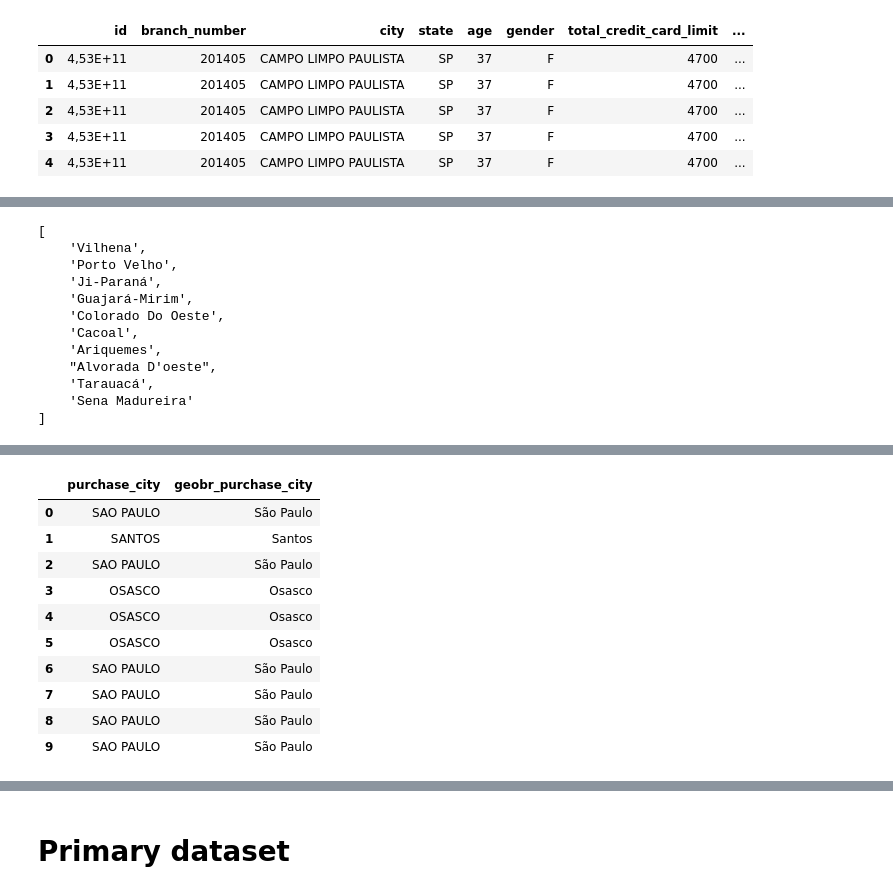
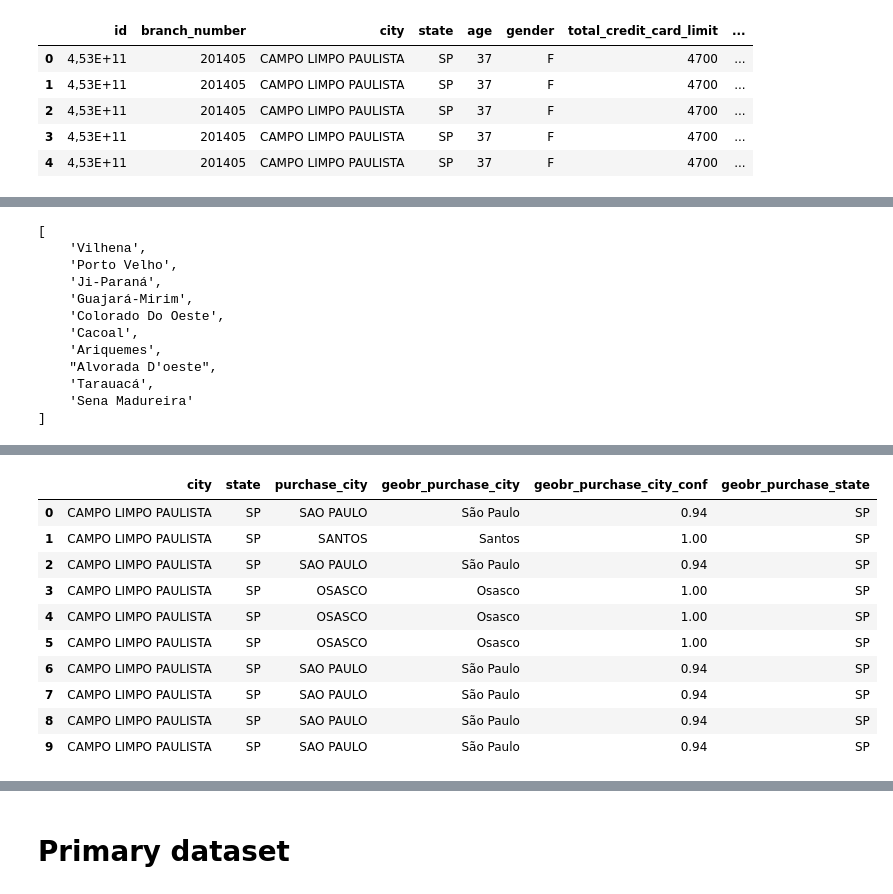
Before and after one commit to xrhd/brazilian-credit-card-spending, a Jupyter notebook: notebooks/01_Explore.ipynb, the cells around one changed output, grey strips where cells are left out. Saved outputs shown, nothing was run; the diff lists cells and outputs as text; code cells hidden in the pictures.

```diff
--- a/notebooks/01_Explore.ipynb
+++ b/notebooks/01_Explore.ipynb
@@ -423,37 +423,43 @@ mib.head()
 # %%
 from thefuzz import process
 
-name_micro = micro_region['name_micro'].values.tolist() + micro_region['name_state'].values.tolist()
+name_micro = micro_region['name_micro'].values.tolist()
 display(name_micro[:10])
 
-mib['geobr_purchase_city'] = mib['purchase_city'].apply(lambda x: process.extractOne(x, name_micro)[0])
-display(mib[['purchase_city', 'geobr_purchase_city']].head(10))
+geobr_purchase_cities = mib['purchase_city'].apply(lambda x: process.extractOne(x, name_micro))
+
+mib['geobr_purchase_city'] = geobr_purchase_cities.apply(lambda x: x[0])
+mib['geobr_purchase_city_conf'] = geobr_purchase_cities.apply(lambda x: x[1]/100)
+
+mib['geobr_purchase_state'] = mib['geobr_purchase_city'].apply(lambda x: micro_region[micro_region['name_micro'] == x]['abbrev_state'].values[0])
+
+display(mib[['city', 'state', 'purchase_city', 'geobr_purchase_city', 'geobr_purchase_city_conf', 'geobr_purchase_state']].head(10))
 # %% [output]
 [interactive output not drawn]
 [
     'Vilhena',
     'Porto Velho',
     'Ji-Paraná',
     'Guajará-Mirim',
     'Colorado Do Oeste',
     'Cacoal',
     'Ariquemes',
     "Alvorada D'oeste",
     'Tarauacá',
     'Sena Madureira'
 ]
 [interactive output not drawn]
-|  | purchase_city | geobr_purchase_city |
-| 0 | SAO PAULO | São Paulo |
-| 1 | SANTOS | Santos |
-| 2 | SAO PAULO | São Paulo |
-| 3 | OSASCO | Osasco |
-| 4 | OSASCO | Osasco |
-| 5 | OSASCO | Osasco |
-| 6 | SAO PAULO | São Paulo |
-| 7 | SAO PAULO | São Paulo |
-| 8 | SAO PAULO | São Paulo |
-| 9 | SAO PAULO | São Paulo |
+|  | city | state | purchase_city | geobr_purchase_city | geobr_purchase_city_conf | geobr_purchase_state |
+| 0 | CAMPO LIMPO PAULISTA | SP | SAO PAULO | São Paulo | 0.94 | SP |
+| 1 | CAMPO LIMPO PAULISTA | SP | SANTOS | Santos | 1.00 | SP |
+| 2 | CAMPO LIMPO PAULISTA | SP | SAO PAULO | São Paulo | 0.94 | SP |
+| 3 | CAMPO LIMPO PAULISTA | SP | OSASCO | Osasco | 1.00 | SP |
+| 4 | CAMPO LIMPO PAULISTA | SP | OSASCO | Osasco | 1.00 | SP |
+| 5 | CAMPO LIMPO PAULISTA | SP | OSASCO | Osasco | 1.00 | SP |
+| 6 | CAMPO LIMPO PAULISTA | SP | SAO PAULO | São Paulo | 0.94 | SP |
+| 7 | CAMPO LIMPO PAULISTA | SP | SAO PAULO | São Paulo | 0.94 | SP |
+| 8 | CAMPO LIMPO PAULISTA | SP | SAO PAULO | São Paulo | 0.94 | SP |
+| 9 | CAMPO LIMPO PAULISTA | SP | SAO PAULO | São Paulo | 0.94 | SP |
 # %%
 tmp_df = mib.groupby(['purchase_city', 'geobr_purchase_city']).size().reset_index().rename(columns={0:'count'}).sort_values('count', ascending=False)
 tmp_df
```
Also changed, not shown: parts of 8 cells of this notebook, 5 other files.
